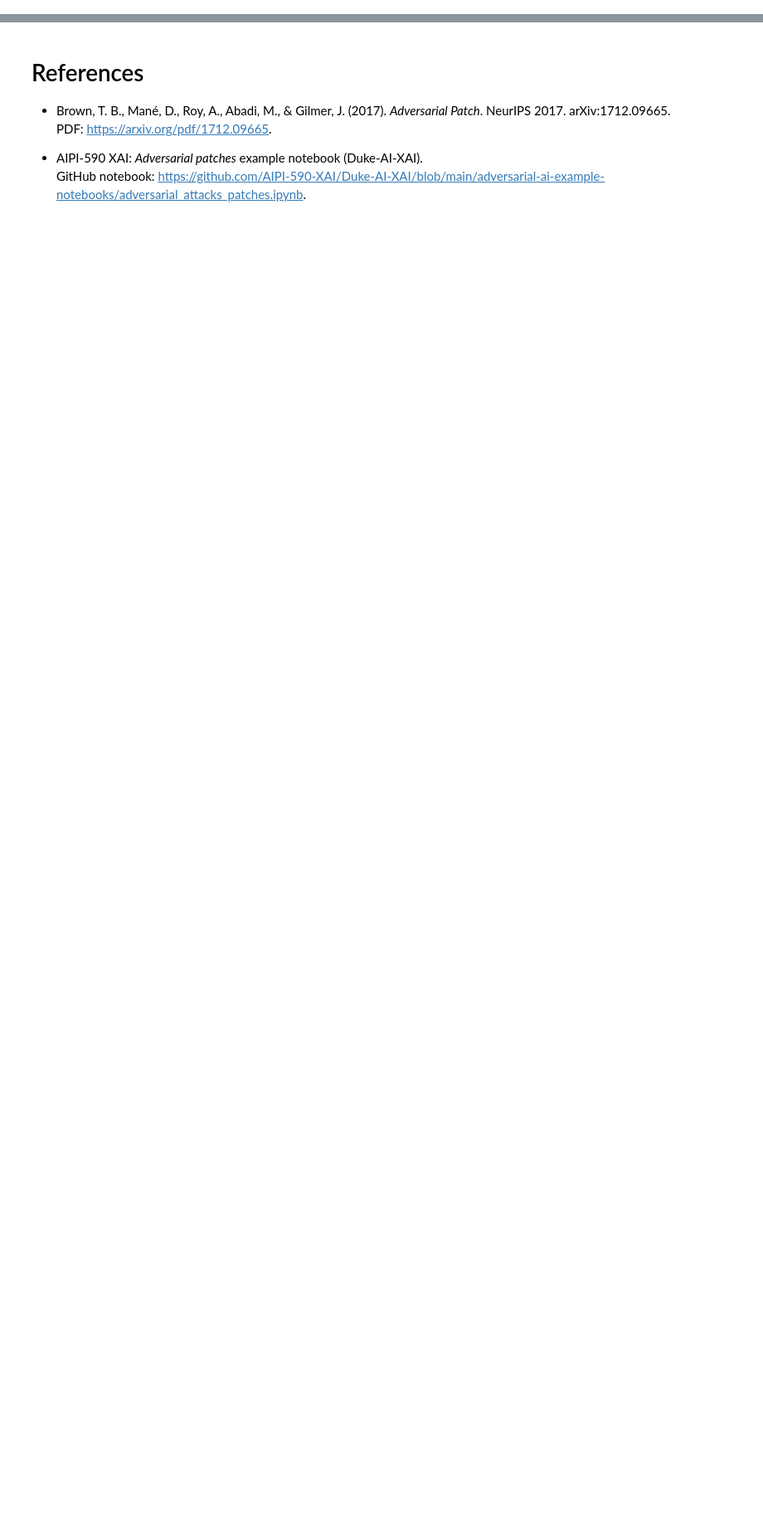
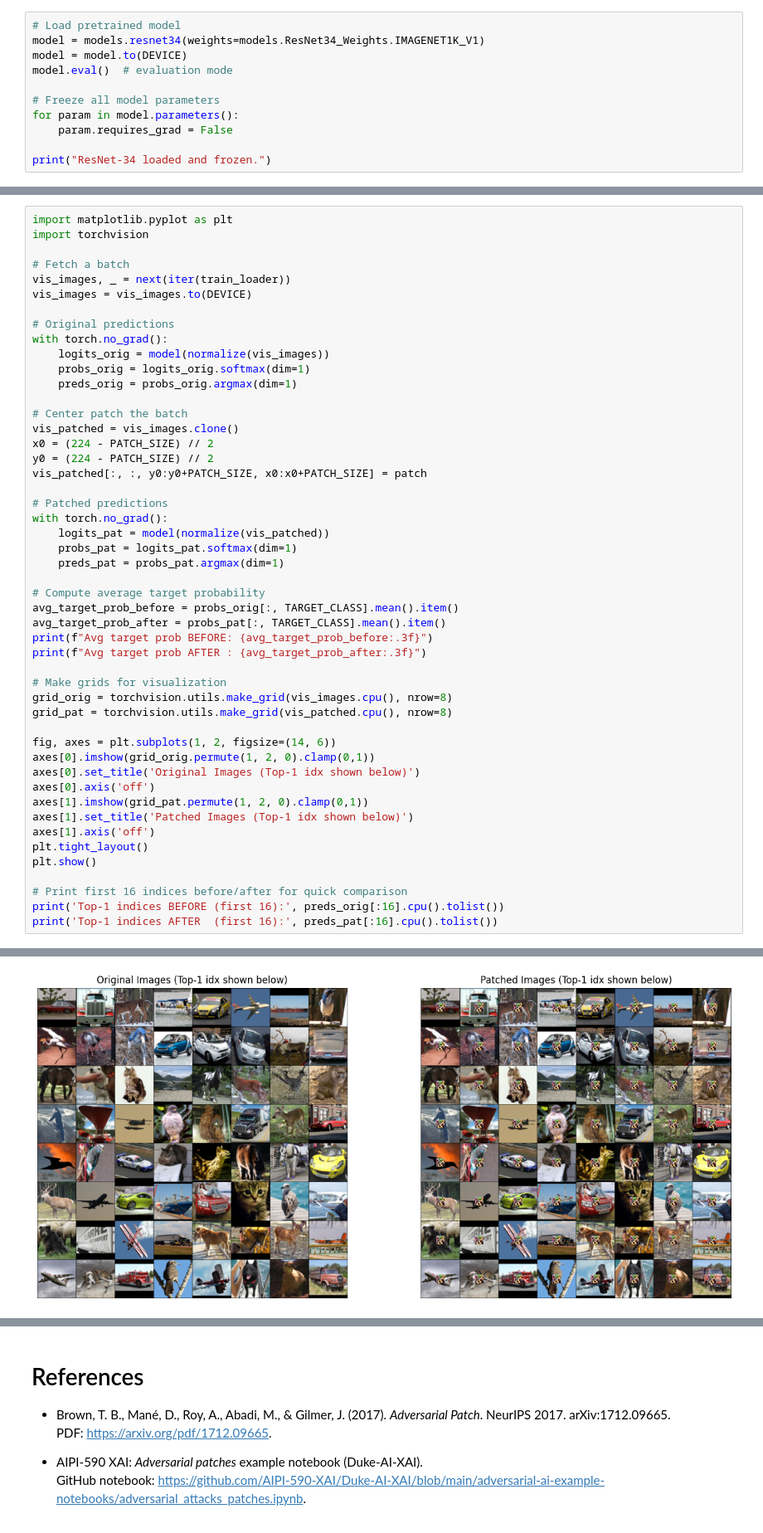
Before and after one commit to ludaladila/Adversarial_Patches, a Jupyter notebook: Adversarial_Patches.ipynb, the cells around one changed output, grey strips where cells are left out. Shown at 83% size. Cells and saved outputs as stored; diff of their text form; blank space fills up the shorter version.

```diff
--- a/Adversarial_Patches.ipynb
+++ b/Adversarial_Patches.ipynb
@@ -38,0 +63,11 @@ Patch size: 50x50
+# %%
+# Load pretrained model
+model = models.resnet34(weights=models.ResNet34_Weights.IMAGENET1K_V1)
+model = model.to(DEVICE)
+model.eval()  # evaluation mode
+
+# Freeze all model parameters
+for param in model.parameters():
+    param.requires_grad = False
+
+print("ResNet-34 loaded and frozen.")
@@ -38,0 +246,50 @@ Patch size: 50x50
+# %%
+import matplotlib.pyplot as plt
+import torchvision
+
+# Fetch a batch
+vis_images, _ = next(iter(train_loader))
+vis_images = vis_images.to(DEVICE)
+
+# Original predictions
+with torch.no_grad():
+    logits_orig = model(normalize(vis_images))
+    probs_orig = logits_orig.softmax(dim=1)
+    preds_orig = probs_orig.argmax(dim=1)
+
+# Center patch the batch
+vis_patched = vis_images.clone()
+x0 = (224 - PATCH_SIZE) // 2
+y0 = (224 - PATCH_SIZE) // 2
+vis_patched[:, :, y0:y0+PATCH_SIZE, x0:x0+PATCH_SIZE] = patch
+
+# Patched predictions
+with torch.no_grad():
+    logits_pat = model(normalize(vis_patched))
+    probs_pat = logits_pat.softmax(dim=1)
+    preds_pat = probs_pat.argmax(dim=1)
+
+# Compute average target probability
+avg_target_prob_before = probs_orig[:, TARGET_CLASS].mean().item()
+avg_target_prob_after = probs_pat[:, TARGET_CLASS].mean().item()
+print(f"Avg target prob BEFORE: {avg_target_prob_before:.3f}")
+print(f"Avg target prob AFTER : {avg_target_prob_after:.3f}")
+
+# Make grids for visualization
+grid_orig = torchvision.utils.make_grid(vis_images.cpu(), nrow=8)
+grid_pat = torchvision.utils.make_grid(vis_patched.cpu(), nrow=8)
+
+fig, axes = plt.subplots(1, 2, figsize=(14, 6))
+axes[0].imshow(grid_orig.permute(1, 2, 0).clamp(0,1))
+axes[0].set_title('Original Images (Top-1 idx shown below)')
+axes[0].axis('off')
+axes[1].imshow(grid_pat.permute(1, 2, 0).clamp(0,1))
+axes[1].set_title('Patched Images (Top-1 idx shown below)')
+axes[1].axis('off')
+plt.tight_layout()
+plt.show()
+
+# Print first 16 indices before/after for quick comparison
+print('Top-1 indices BEFORE (first 16):', preds_orig[:16].cpu().tolist())
+print('Top-1 indices AFTER  (first 16):', preds_pat[:16].cpu().tolist())
+# %% [output]
@@ -38,0 +298 @@ Patch size: 50x50
+[figure, added]
```
Also changed, not shown: parts of 15 cells of this notebook.
